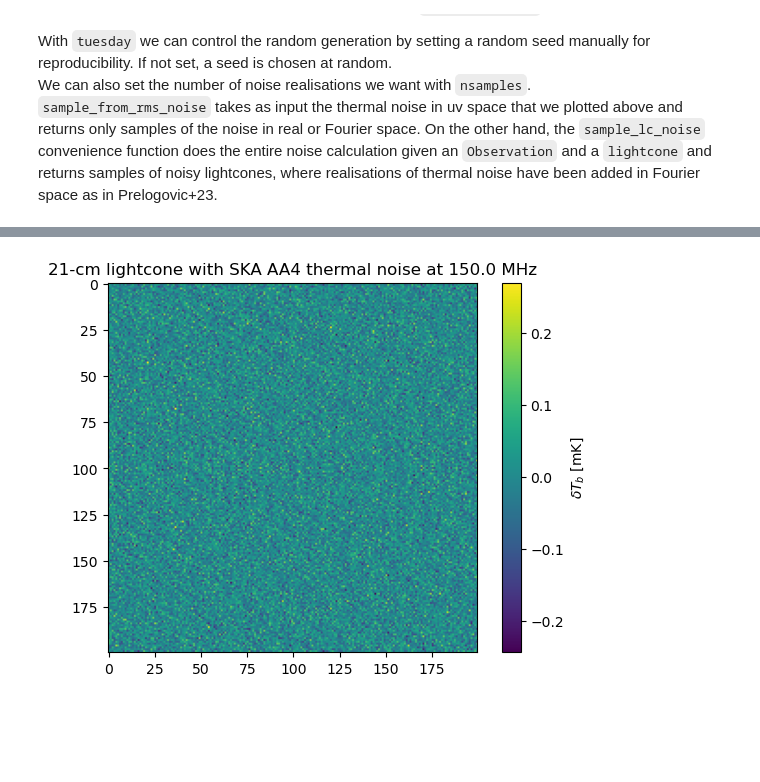
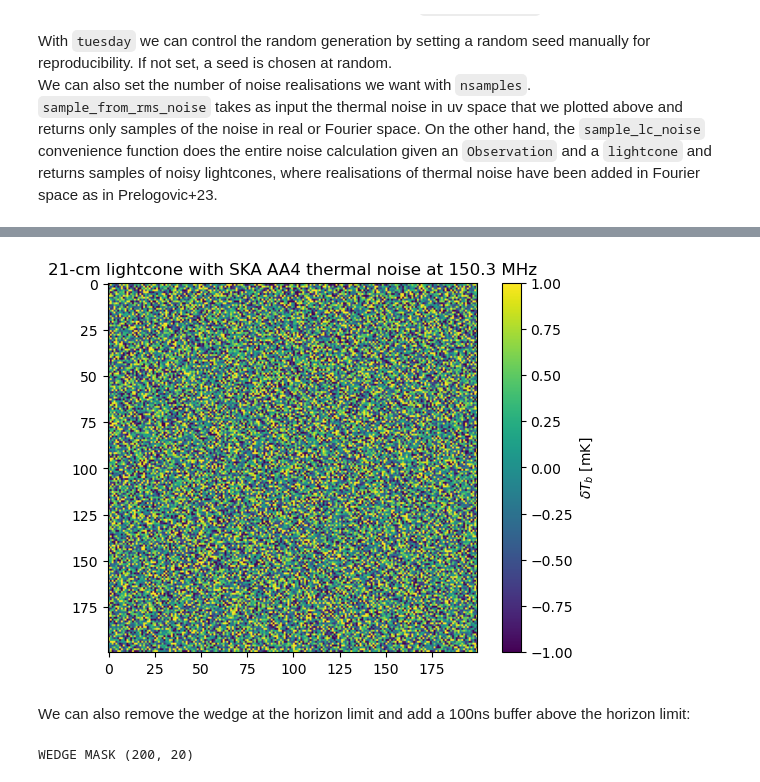
Before and after one commit to 21cmfast/tuesday, a Jupyter notebook: docs/tutorials/lc_noise_example.ipynb, the cells around one changed output, grey strips where cells are left out. Drawn from its saved outputs; the diff is of its cells as text; code cells hidden in the pictures; blank space fills up the shorter version.

Commit message:
fix: wedge removal done properly

```diff
--- a/docs/tutorials/lc_noise_example.ipynb
+++ b/docs/tutorials/lc_noise_example.ipynb
@@ -33,12 +32,14 @@ Here you can optionally set the minimum and/or maximum baselines as well.
 from tuesday.core import thermal_noise_uv
 from py21cmsense.baseline_filters import BaselineRange
 # %%
-lc_shape = np.array([200,200,2])
+lc_shape = np.array([200,200,20])
 boxlength = 300. *un.Mpc
 integration_time = 60*un.s
+lc_redshifts = np.logspace(np.log10(8.45), np.log10(20), lc_shape[2])
+lc_freqs = [z2f(z).to(un.MHz) for z in lc_redshifts]
 # %%
 # Define an observation
-obs = Observation(observatory=observatory.clone(beam=observatory.beam.clone(frequency=freqs[0])),
+obs = Observation(observatory=observatory,
             time_per_day=hours_tracking,
             lst_bin_size=hours_tracking,
             integration_time=integration_time,
@@ -73,12 +74,11 @@ from tuesday.core import sample_lc_noise
 # %%
 lc = np.random.normal(size=lc_shape) * un.mK
 # %%
-noise = sample_lc_noise(observation=obs,
+lc_noisy,_ = sample_lc_noise(observation=obs,
                         lightcone=lc,
                         box_len=boxlength,
-                        lightcone_redshifts=np.array([f2z(f) for f in freqs]),
+                        lightcone_redshifts=lc_redshifts,
                         seed=4,
                         nsamples=10,
                         min_nbls_per_uv_cell=15,
-                        wedge_mu_min=[0.,0.6], # different wedge for each frequency
                         )
@@ -87,7 +85,9 @@ Here, we set the wedge with the $\mu_{\rm min}$ argument defined as $\cos(\theta
 # %%
-im = plt.imshow(noise[0,...,0].value, vmax = 0.27)
+im = plt.imshow(lc_noisy[0,...,0].value, vmax = 1, vmin = -1)
 plt.colorbar(im, label=r"$\delta T_b$ [mK]")
-plt.title(f"21-cm lightcone with SKA AA4 thermal noise at {freqs[0].value} MHz")
+plt.title(f"21-cm lightcone with SKA AA4 thermal noise at {np.round(lc_freqs[0].value,1)} MHz")
 plt.show()
 # %% [output]
-[figure, old version]
+[figure, new version]
+# %% [markdown]
+We can also remove the wedge at the horizon limit and add a 100ns buffer above the horizon limit:
@@ -93,0 +96,13 @@ plt.show()
+# %%
+lc_noisy,_ = sample_lc_noise(observation=obs,
+                        lightcone=lc,
+                        box_len=boxlength,
+                        lightcone_redshifts=lc_redshifts,
+                        seed=4,
+                        nsamples=10,
+                        min_nbls_per_uv_cell=15,
+                        remove_wedge=True,
+                        wedge_kpar=horizon_limit(buffer=100*un.ns)
+                        )
+# %% [output]
+WEDGE MASK (200, 20)
```
Also changed, not shown: parts of 7 cells of this notebook, 3 other files.
